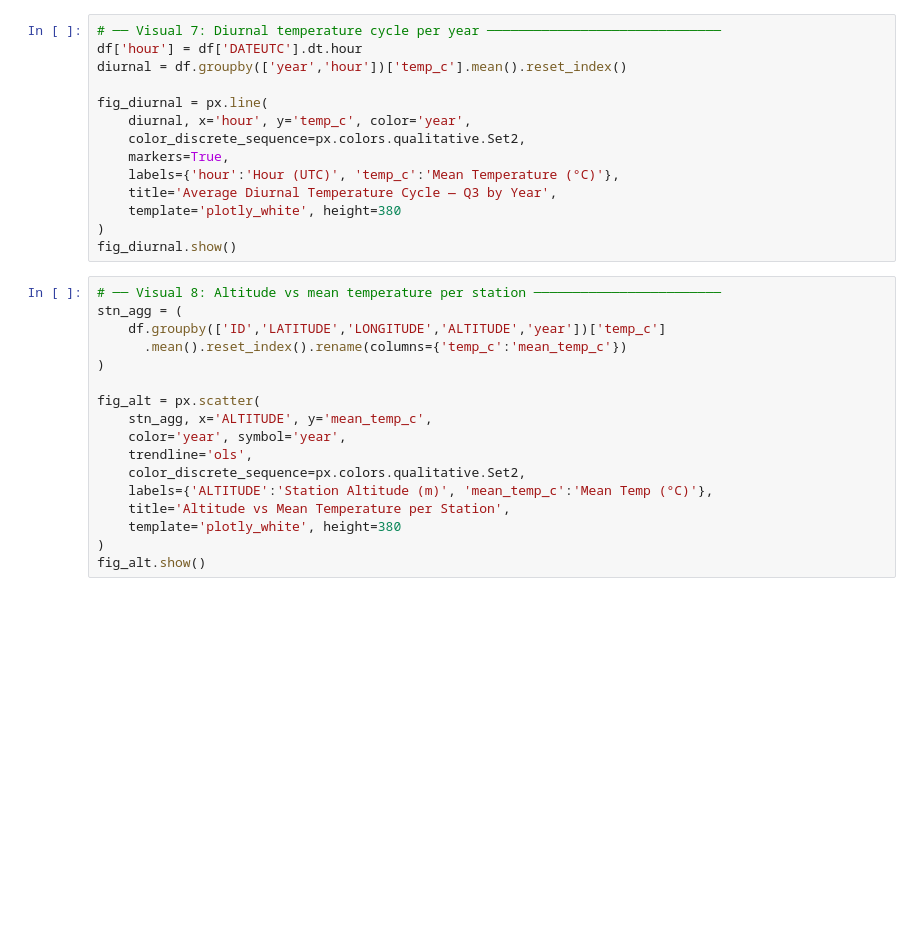
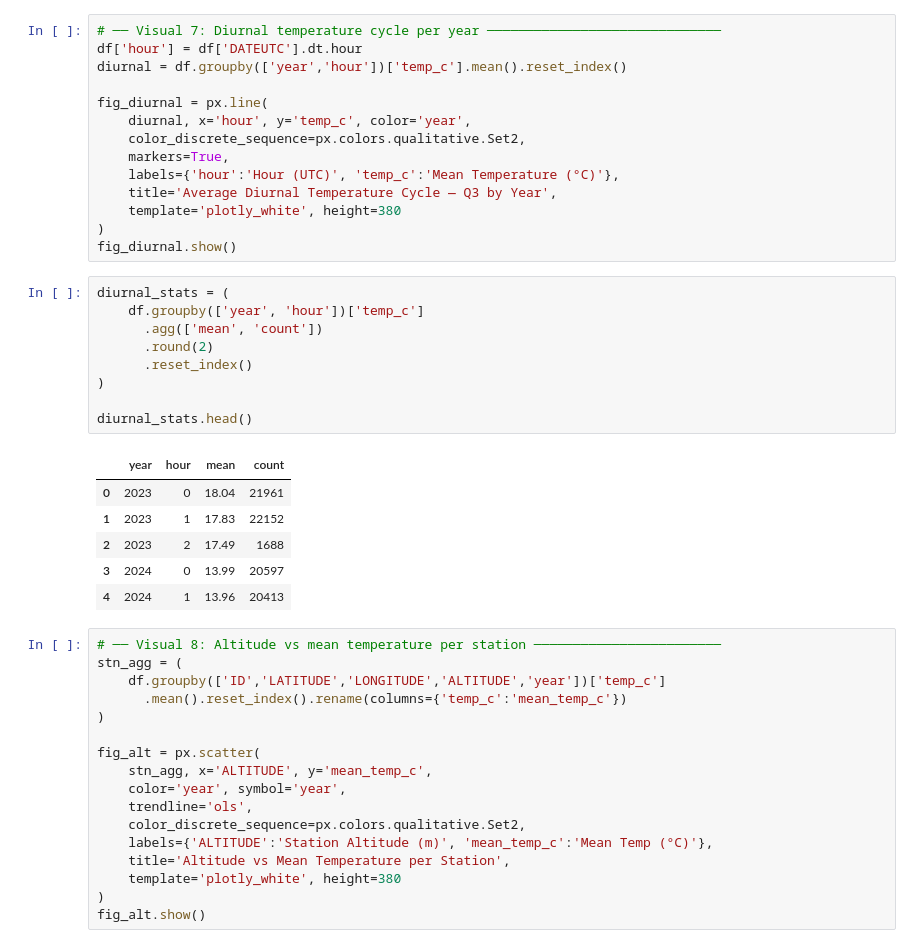
Before and after one commit to mylenearadaniucll2024/urban-heat-ai-leuven, a Jupyter notebook: notebooks/leuven_urban_heat_ai(6).ipynb, the cells around one changed output. Drawn from its saved outputs; the diff is of its cells as text; blank space fills up the shorter version.

```diff
--- a/notebooks/leuven_urban_heat_ai(6).ipynb
+++ b/notebooks/leuven_urban_heat_ai(6).ipynb
@@ -352,6 +537,22 @@ fig_diurnal = px.line(
     template='plotly_white', height=380
 )
 fig_diurnal.show()
+# %%
+diurnal_stats = (
+    df.groupby(['year', 'hour'])['temp_c']
+      .agg(['mean', 'count'])
+      .round(2)
+      .reset_index()
+)
+
+diurnal_stats.head()
+# %% [output]
+|  | year | hour | mean | count |
+| 0 | 2023 | 0 | 18.04 | 21961 |
+| 1 | 2023 | 1 | 17.83 | 22152 |
+| 2 | 2023 | 2 | 17.49 | 1688 |
+| 3 | 2024 | 0 | 13.99 | 20597 |
+| 4 | 2024 | 1 | 13.96 | 20413 |
 # %%
 # ── Visual 8: Altitude vs mean temperature per station ────────────────────────
 stn_agg = (
```
Also changed, not shown: parts of 7 cells of this notebook.
